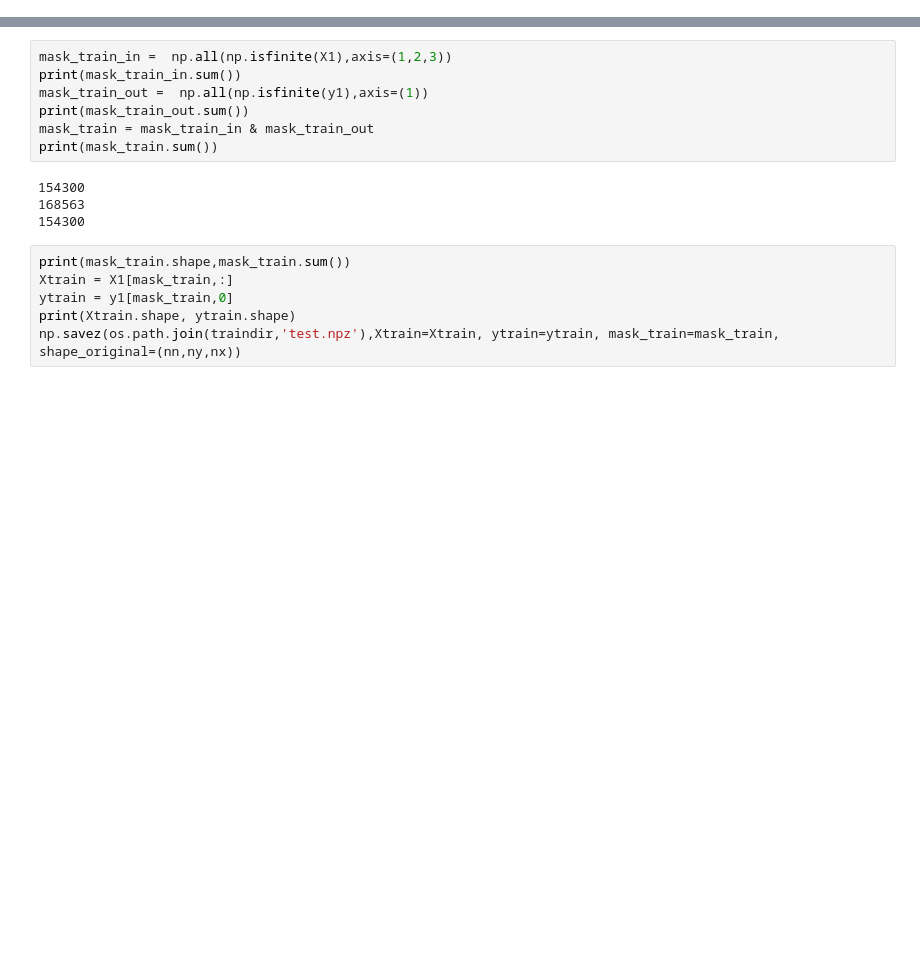
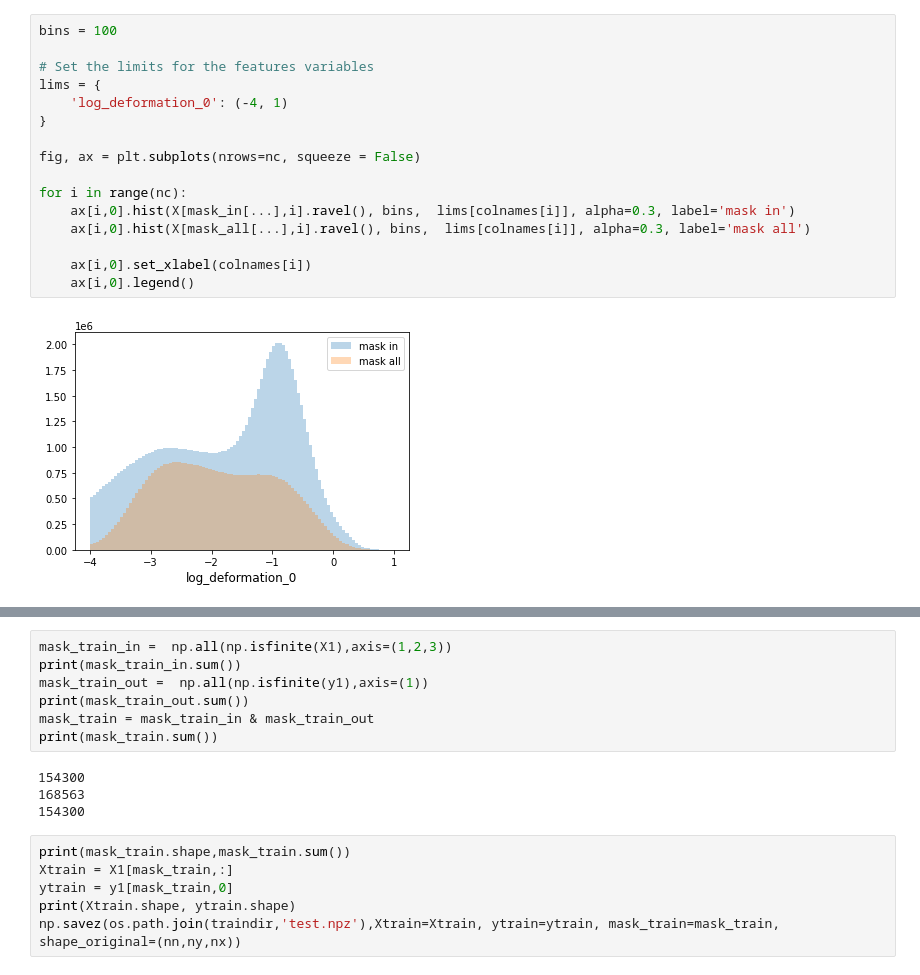
Before and after one commit to nansencenter/SID-NN, a Jupyter notebook: read-data.ipynb, the cells around one changed output, grey strips where cells are left out. Saved outputs shown, nothing was run; the diff lists cells and outputs as text; blank space fills up the shorter version.

```diff
--- a/read-data.ipynb
+++ b/read-data.ipynb
@@ -250,0 +252,18 @@ X1.shape, y1.shape, y2.shape
+# %%
+bins = 100
+
+# Set the limits for the features variables
+lims = {
+    'log_deformation_0': (-4, 1)
+}
+
+fig, ax = plt.subplots(nrows=nc, squeeze = False)
+
+for i in range(nc):
+    ax[i,0].hist(X[mask_in[...],i].ravel(), bins,  lims[colnames[i]], alpha=0.3, label='mask in')
+    ax[i,0].hist(X[mask_all[...],i].ravel(), bins,  lims[colnames[i]], alpha=0.3, label='mask all')
+
+    ax[i,0].set_xlabel(colnames[i])
+    ax[i,0].legend()
+# %% [output]
+[figure, added]
```
Also changed, not shown: parts of 50 cells of this notebook, 2 other files.
